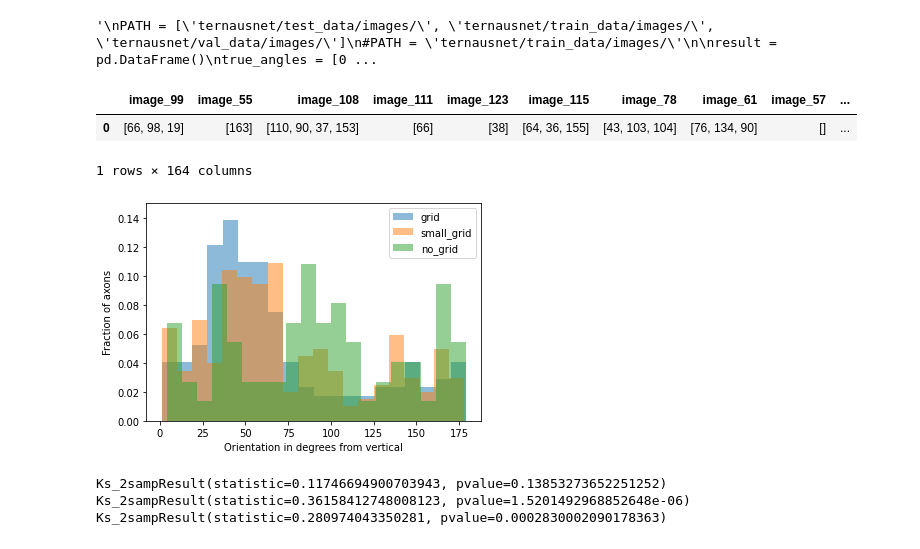
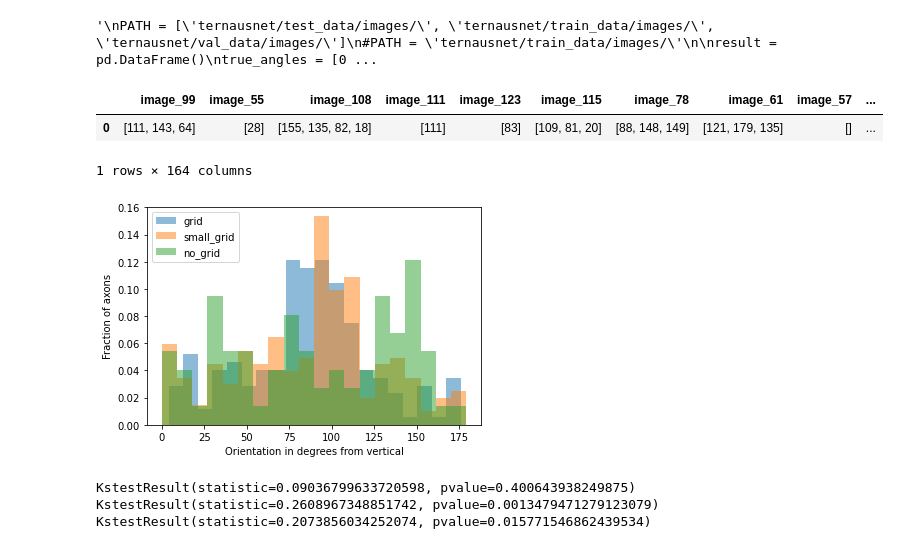
Before and after one commit to ndelamaide/ML4Science_neuron_segmentation, a Jupyter notebook: plot_histograms.ipynb, the cells around one changed output. Cells and saved outputs as stored; diff of their text form; code cells hidden in the pictures.

Commit message:
Changes regarding histograms

```diff
--- a/plot_histograms.ipynb
+++ b/plot_histograms.ipynb
@@ -122,8 +123,10 @@ for path in PATH :
               # draw each contour only for visualization
               cv2.drawContours(img, contours, i, (0, 0, 255), 2)
               # find orientation of each shape
-              angle = getPCA(c,threshed)
-              angles.append(int(np.rad2deg(angle)) + 45)
+              angle = int(np.rad2deg(getPCA(c,threshed))) + 90
+              if angle >= 180 :
+                angle = angle-180
+              angles.append(angle)
             masks[image_name] = [angles]
             #cv2.imshow('Result',img)
             #cv2.waitKey(0)
@@ -131,43 +134,43 @@ for path in PATH :
 masks
 # %% [output]
 |  | image_99 | image_55 | image_108 | image_111 | image_123 | image_115 | image_78 | image_61 | image_57 | ... |
-| 0 | [66, 98, 19] | [163] | [110, 90, 37, 153] | [66] | [38] | [64, 36, 155] | [43, 103, 104] | [76, 134, 90] | [] | ... |
+| 0 | [111, 143, 64] | [28] | [155, 135, 82, 18] | [111] | [83] | [109, 81, 20] | [88, 148, 149] | [121, 179, 135] | [] | ... |
 1 rows × 164 columns
 # %%
 g = []
 s_g=[]
 n_g = []
 for image in masks:
     if image in grid:
         g.append(masks[image][0]) #- result[image][0]*np.ones(len(masks[image][0])))
     elif image in small_grid :
         s_g.append(masks[image][0])
     elif image in no_grid :
         n_g.append(masks[image][0])
 
 x, bins, p=plt.hist(list(chain.from_iterable(g)), alpha=0.5, label='grid', bins=20)
 for item in p:
     item.set_height(item.get_height()/sum(x))
 x, bins, p=plt.hist(list(chain.from_iterable(s_g)), alpha=0.5, label='small_grid', bins=20)
 for item in p:
     item.set_height(item.get_height()/sum(x))
 x, bins, p=plt.hist(list(chain.from_iterable(n_g)), alpha=0.5, label='no_grid', bins=20)
 for item in p:
     item.set_height(item.get_height()/sum(x))
-plt.ylim([0, 0.15])
+plt.ylim([0, 0.16])
 plt.xlabel('Orientation in degrees from vertical')
 plt.ylabel('Fraction of axons')
 plt.legend()
 #plt.show()
 plt.savefig('histogram.png')
 # %% [output]
-[figure, old version]
+[figure, new version]
 # %%
 from scipy.stats import ks_2samp
 print(ks_2samp(list(chain.from_iterable(g)), list(chain.from_iterable(s_g))))
 print(ks_2samp(list(chain.from_iterable(g)), list(chain.from_iterable(n_g))))
 print(ks_2samp(list(chain.from_iterable(s_g)), list(chain.from_iterable(n_g))))
 # %% [output]
-Ks_2sampResult(statistic=0.11746694900703943, pvalue=0.13853273652251252)
-Ks_2sampResult(statistic=0.36158412748008123, pvalue=1.5201492968852648e-06)
-Ks_2sampResult(statistic=0.280974043350281, pvalue=0.0002830002090178363)
+KstestResult(statistic=0.09036799633720598, pvalue=0.400643938249875)
+KstestResult(statistic=0.2608967348851742, pvalue=0.0013479471279123079)
+KstestResult(statistic=0.2073856034252074, pvalue=0.015771546862439534)
```
Also changed, not shown: parts of 5 cells of this notebook, 4 other files.
